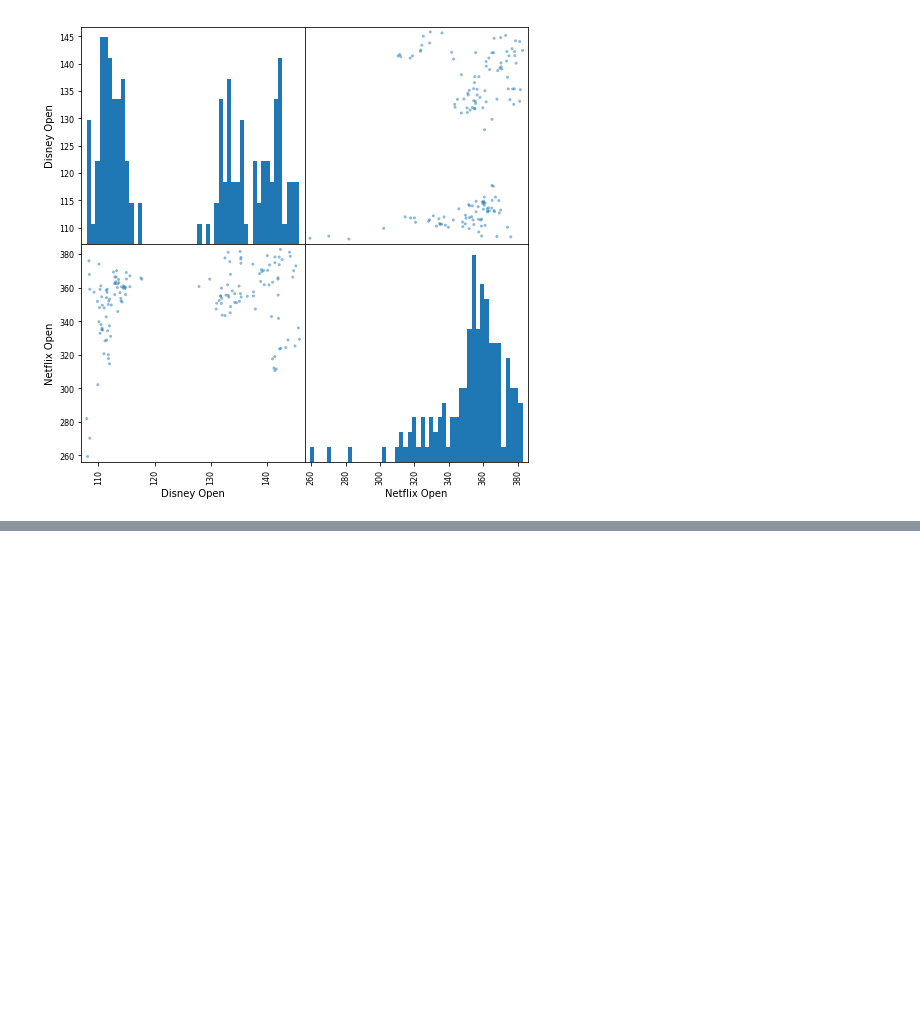
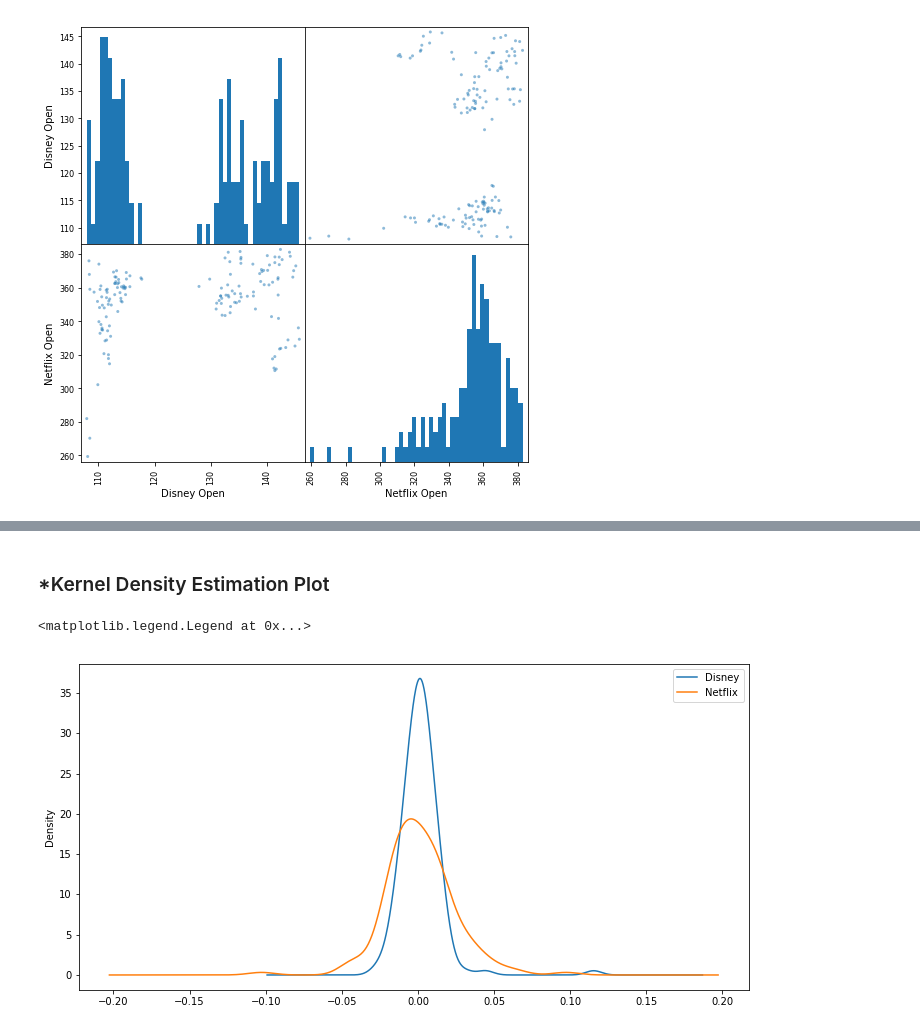
Before and after one commit to d8asci23/Review-for-FIN, a Jupyter notebook: R1_fin_Udemy.ipynb, the cells around one changed output, grey strips where cells are left out. Saved outputs shown, nothing was run; the diff lists cells and outputs as text; code cells hidden in the pictures; blank space fills up the shorter version.

```diff
--- a/R1_fin_Udemy.ipynb
+++ b/R1_fin_Udemy.ipynb
@@ -141,0 +190,9 @@ scatter_matrix(media_comp,figsize=(8,8),hist_kwds={'bins':50});
+# %% [markdown]
+### *Kernel Density Estimation Plot
+# %%
+disney['returns'].plot(kind='kde',label='Disney',figsize=(12,6))
+netflix['returns'].plot(kind='kde',label='Netflix')
+plt.legend()
+# %% [output]
+<matplotlib.legend.Legend at 0x...>
+[figure, added]
```
Also changed, not shown: parts of 17 cells of this notebook.
